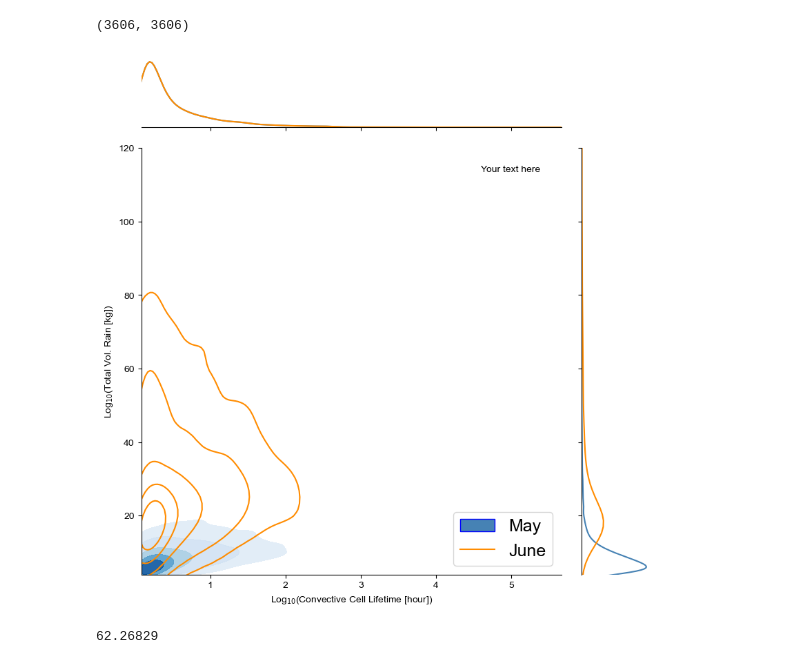
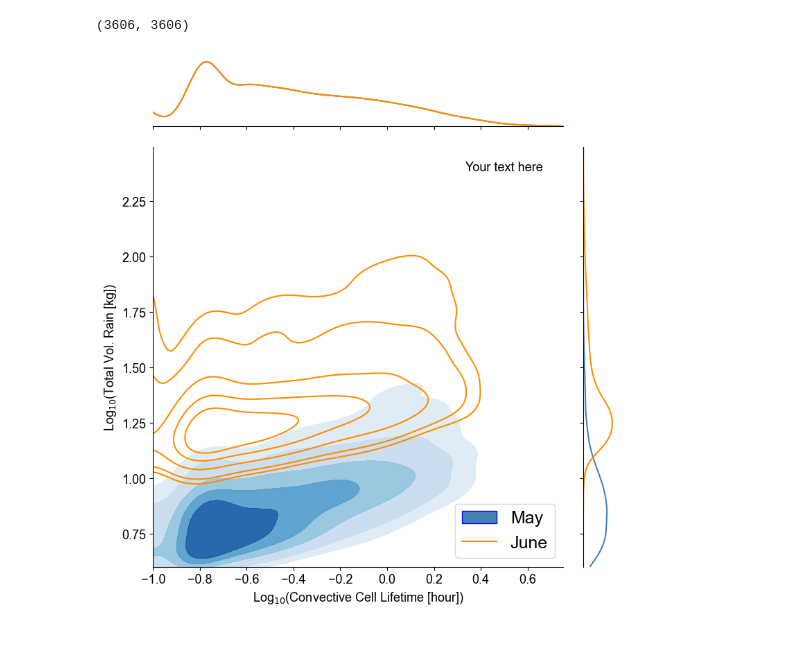
Before and after one commit to oluwafemiomitusa/Geospatial-Analysis, a Jupyter notebook: Radar/convective_cells.ipynb, the cells around one changed output. Cells and saved outputs as stored; diff of their text form; code cells hidden in the pictures.

```diff
--- a/Radar/convective_cells.ipynb
+++ b/Radar/convective_cells.ipynb
@@ -316,38 +318,35 @@ def plot_jointdist(x_obs, y_obs, x_m1, y_m1, levels, xlim, ylim, xlabel, ylabel,
 # %%
 
 
 # Calculate the mean along the 'times' dimension for 'core_area' and 'cell_area'
 mean_core_area = stats['core_area'].mean(dim='times')
 mean_cell_area = stats['cell_area'].mean(dim='times')
 
 # Apply the log10 transformation
-x_obs, y_obs = (lifetime.values), (mean_core_area.values)
-x_m1, y_m1 = (lifetime.values), (mean_cell_area.values)
+x_obs, y_obs = np.log10(lifetime.values), np.log10(mean_core_area.values)
+x_m1, y_m1 = np.log10(lifetime.values), np.log10(mean_cell_area.values)
 
 # Calculate the minimum and maximum values of x and y
 x_min, x_max = np.min(x_obs), np.max(x_obs)
 y_min, y_max = np.min([np.min(y_obs), np.min(y_m1)]), np.max([np.max(y_obs), np.max(y_m1)])
 
 # Update the x and y limits
-xlim = (x_min, x_max)
-ylim = (y_min, 120)
+xlim = (-1, x_max)
+ylim = (y_min, y_max)
 legend_labels = ['May', 'June', 'July']
 # Update xlabel and ylabel
 xlabel = 'Log$_{10}$(Convective Cell Lifetime [hour])'
 ylabel = 'Log$_{10}$(Total Vol. Rain [kg])'
 annotate_text = 'Your text here'
 figname = 'Your figure name here'
 levels = [0.1,0.2,0.4,0.6,0.8,1]
 
 # Run the plot function
 g = plot_jointdist(x_obs, y_obs, x_m1, y_m1, levels, xlim, ylim, xlabel, ylabel, annotate_text, figname, legend_labels=legend_labels)
+plt.xticks([0,1,2,3,4,5,6])
 plt.show()
 # %% [output]
-[figure, old version]
+[figure, new version]
-# %%
-max(mean_core_area.values)
-# %% [output]
-62.26829
 # %%
 # Calculate mean core area for each lifetime range
 mean_core_area_1 = np.nanmean(core_area_1)
```
Also changed, not shown: parts of 24 cells of this notebook.
